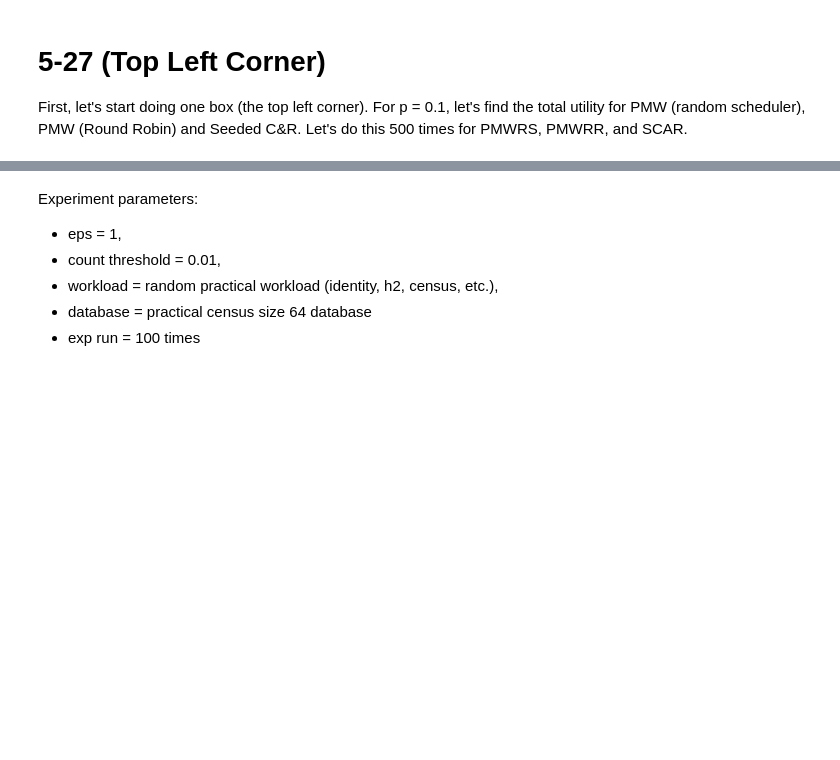
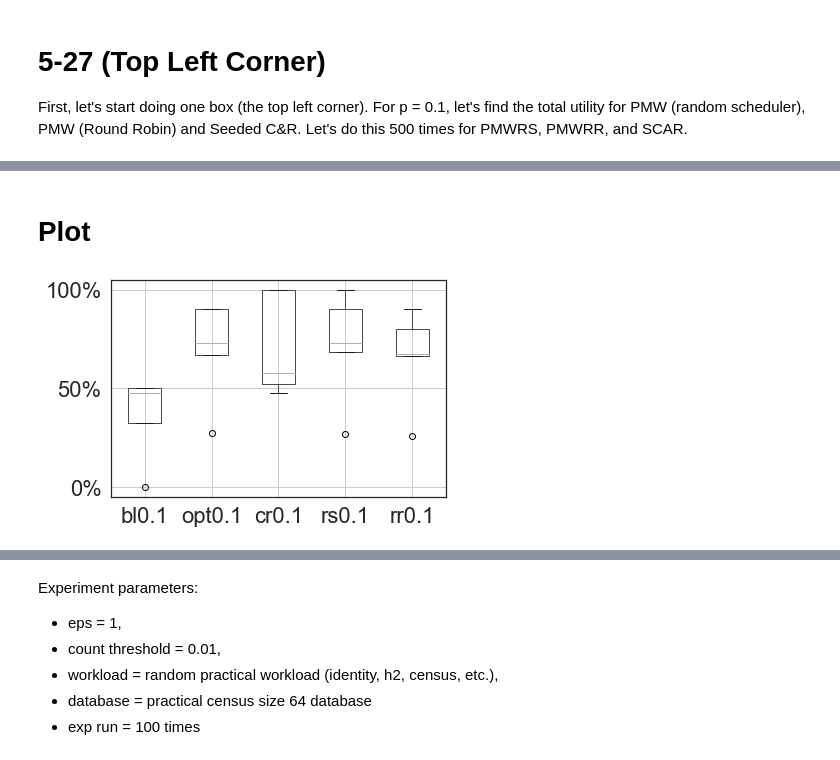
Before and after one commit to yikai-wu/Multi-Analyst-DP, a Jupyter notebook: src/online/VLDB Experiments.ipynb, the cells around one changed output, grey strips where cells are left out. Drawn from its saved outputs; the diff is of its cells as text; code cells hidden in the pictures; blank space fills up the shorter version.

```diff
--- a/src/online/VLDB Experiments.ipynb
+++ b/src/online/VLDB Experiments.ipynb
@@ -313,16 +270,0 @@ pmw_independent(np.vstack((online_workloads.identity(5),
-# %%
-# testing code for pmw independent:
-c = np.random.randint(len(W_lst))
-analysts = ['a', 'b', 'c', 'd', 'e', 'f', 'g', 'h', 'i', 'j']
-workloads = [W_lst[c] for i in analysts]
-W, lbls = rr_scheduler(analysts, workloads)
-len(W)
-data_path = "migration_tworace.csv"
-x_race = pd.read_csv(data_path, header=None).to_numpy().T[1]
-database = np.concatenate([x_race[:32], x_race[:32]]) # truncate for the first 32 twice for symmetry purposes
-pmw_independent(W,
-                input_x=database,
-                input_T=40,
-                input_eps=1,
-                labs=lbls,
-                )
@@ -758,0 +838,17 @@ vldb_exp()
+# %% [markdown]
+# Plot
+# %%
+sns.set(font_scale=2)
+sns.set_style("white")
+# %%
+test_data = vldb_exp_new(t=5)
+# %%
+artifactspath = "/Users/albertsun/Projects/artifacts/algexperiments/"
+# %%
+ax = test_data.iloc[:,:5].boxplot()
+#plt.title('Alice gets her queries \nanswered with p = 0.1')
+#plt.ylabel('Queries Answered')
+ax.yaxis.set_major_formatter(mtick.PercentFormatter())
+plt.savefig(artifactspath + '0.1acc.pdf', bbox_inches='tight')
+# %% [output]
+[figure, added]
```
Also changed, not shown: parts of 20 cells of this notebook.
